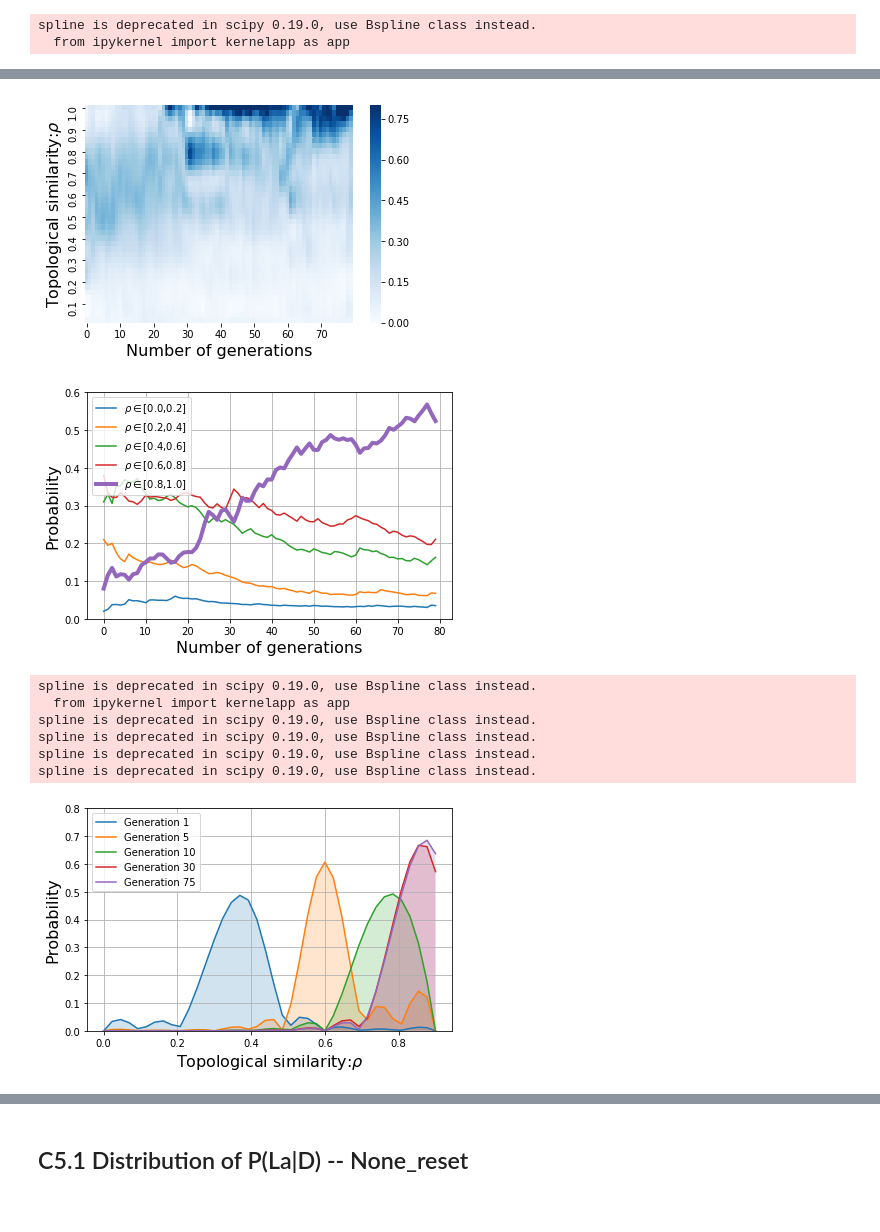
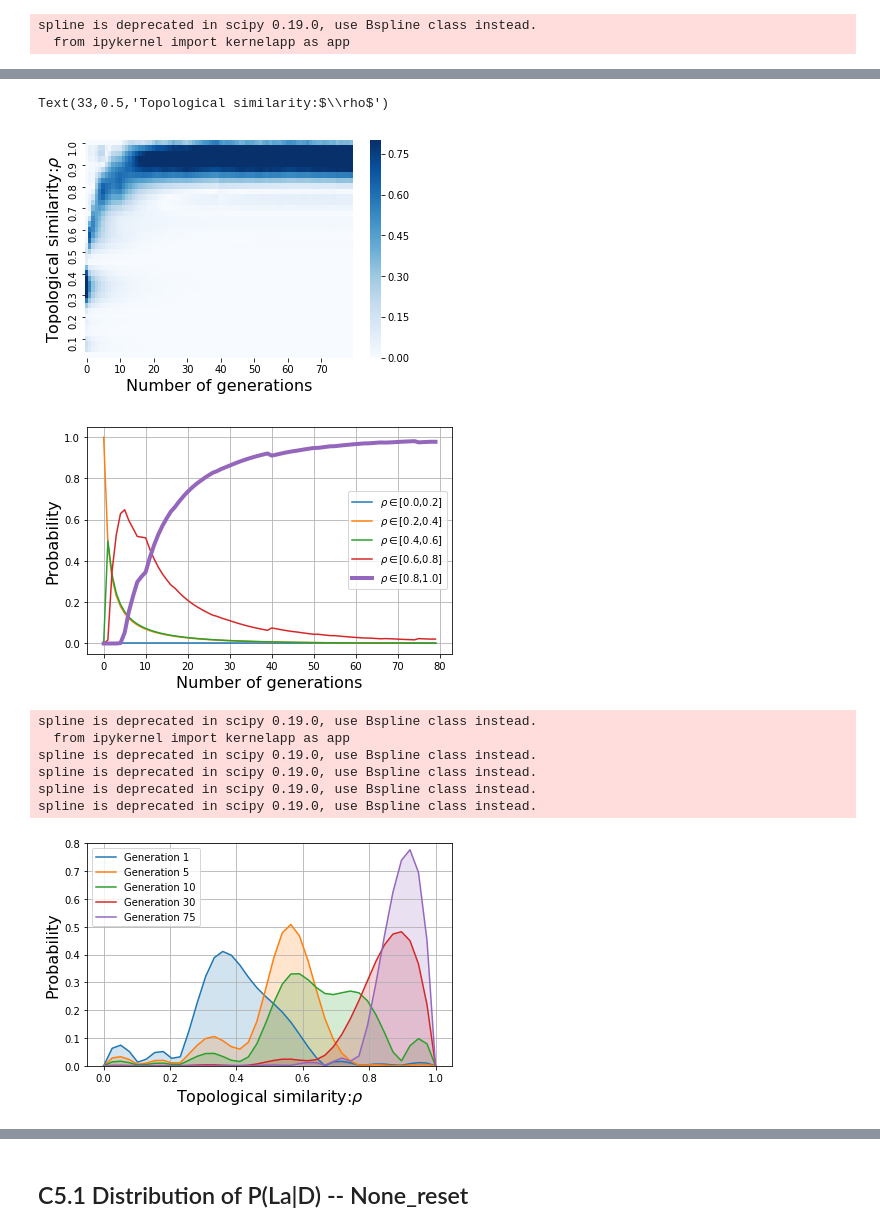
Before and after one commit to Joshua-Edinburgh/numeral_thesis, a Jupyter notebook: show_figures01.ipynb, the cells around one changed output, grey strips where cells are left out. Drawn from its saved outputs; the diff is of its cells as text; code cells hidden in the pictures.

```diff
--- a/show_figures01.ipynb
+++ b/show_figures01.ipynb
@@ -162,7 +162,7 @@ def smooth(matrix, ratio=20):
 # %%
 BINS = 10
 PDF = 'comp_generations.npy'
-PDF_both_spk_and_lis = np.load(path+BOTH_RST+PDF)[:80,:]
+PDF_both_spk_and_lis = np.load(path+BOTH_RST_LONG+PDF)[:80,:]
 # %%
 PDF_both_spk_and_lis.shape
 # %% [output]
@@ -170,11 +170,11 @@ PDF_both_spk_and_lis.shape
 # %%
 histo_list = []
 for comp_list in PDF_both_spk_and_lis:
-    tmp_histo = np.histogram(comp_list, bins=BINS)[0]
+    tmp_histo = np.histogram(comp_list, bins=BINS,range=(0.,1.))[0]
     histo_list.append(tmp_histo)
 
 histo_matrix = np.asarray(histo_list)
-histo_matrix = smooth(histo_matrix,5) # Smooth across generations
+histo_matrix = smooth(histo_matrix,10) # Smooth across generations
 
 X = np.arange(0,BINS,1)*0.1
 X_NEW = np.linspace(min(X),max(X),40)
@@ -183,7 +183,7 @@ smoth_matrix=[]
 for gen in range(histo_matrix.shape[0]):   # Smooth for each generation
     tmp_line = histo_matrix[gen,:]
     smoth_line = spline(X,tmp_line,X_NEW)
-    smoth_line = smoth_line/smoth_line.sum()*4
+    smoth_line = np.abs(smoth_line/smoth_line.sum()*3)
     smoth_matrix.append(smoth_line)
 
 smoth_matrix = np.asarray(smoth_matrix)
@@ -229,7 +229,8 @@ plt.xlabel('Number of generations', fontsize=16)
 plt.ylabel('Topological similarity:'+r'$\rho$', fontsize=16)
 f.savefig('Figures/Both_reset_heatmap.pdf',bbox_inches='tight')
 # %% [output]
+Text(33,0.5,'Topological similarity:$\\rho$')
-[figure, old version]
+[figure, new version]
 # %%
 fig2 = plt.figure(figsize=(6,4))
 ax2 = fig2.add_subplot(1,1,1)
@@ -237,7 +238,7 @@ ax2 = fig2.add_subplot(1,1,1)
 BINS_2 = 5
 histo_list2 = []
 for comp_list in PDF_both_spk_and_lis:
-    tmp_histo2 = np.histogram(comp_list, bins=BINS_2)[0]
+    tmp_histo2 = np.histogram(comp_list, bins=BINS_2,range=(0.,1.))[0]
     histo_list2.append(tmp_histo2)
 
 histo_matrix2 = np.asarray(histo_list2)
@@ -254,15 +255,15 @@ ax2.plot(smoth_matrix2[:,2],label=r'$\rho\in$'+'[0.4,0.6]')
 ax2.plot(smoth_matrix2[:,3],label=r'$\rho\in$'+'[0.6,0.8]')
 ax2.plot(smoth_matrix2[:,4],label=r'$\rho\in$'+'[0.8,1.0]',linewidth=4)
 
-plt.ylim(0,0.6)
+#plt.ylim(0,0.6)
 plt.xlabel('Number of generations',fontsize=16)
 plt.ylabel('Probability',fontsize=16)
 
 ax2.legend()
 ax2.grid('on')
 fig2.tight_layout()
-fig2.savefig('Figures/Both_reset_bins_distribution.pdf')
+#fig2.savefig('Figures/Both_reset_bins_distribution.pdf')
 # %% [output]
-[figure, old version]
+[figure, new version]
 # %%
 GEN1 = PDF_both_spk_and_lis[0:1,:].reshape(1,-1)+0.05
@@ -303,27 +304,32 @@ spline is deprecated in scipy 0.19.0, use Bspline class instead.
 # %%
 fig3 = plt.figure(figsize=(6,4))
 ax3 = fig3.add_subplot(1,1,1)
 
-ax3.plot(X_NEW, gen1_smooth,label='Generation 1',)
-ax3.plot(X_NEW, gen2_smooth,label='Generation 5')
-ax3.plot(X_NEW, gen3_smooth,label='Generation 10')
-ax3.plot(X_NEW, gen4_smooth,label='Generation 30')
-ax3.plot(X_NEW, gen5_smooth,label='Generation 75')
+X_NEW_EXT = np.linspace(0,1,40)
+G1_EXT = smoth_matrix[1,:]*1.3
+G2_EXT = smoth_matrix[5,:]*1.3
+G3_EXT = smoth_matrix[10,:]*1.3
+G4_EXT = smoth_matrix[30,:]*1.3
+G5_EXT = smoth_matrix[78,:]*1.4
 
-ax3.fill_between(X_NEW,X_NEW*0,gen1_smooth,alpha=0.2)
-ax3.fill_between(X_NEW,X_NEW*0,gen2_smooth,alpha=0.2)
-ax3.fill_between(X_NEW,X_NEW*0,gen3_smooth,alpha=0.2)
-ax3.fill_between(X_NEW,X_NEW*0,gen4_smooth,alpha=0.2)
-ax3.fill_between(X_NEW,X_NEW*0,gen5_smooth,alpha=0.2)
+ax3.plot(X_NEW_EXT, G1_EXT,label='Generation 1',)
+ax3.plot(X_NEW_EXT, G2_EXT,label='Generation 5')
+ax3.plot(X_NEW_EXT, G3_EXT,label='Generation 10')
+ax3.plot(X_NEW_EXT, G4_EXT,label='Generation 30')
+ax3.plot(X_NEW_EXT, G5_EXT,label='Generation 75')
 
+ax3.fill_between(X_NEW_EXT,X_NEW_EXT*0,G1_EXT,alpha=0.2)
+ax3.fill_between(X_NEW_EXT,X_NEW_EXT*0,G2_EXT,alpha=0.2)
+ax3.fill_between(X_NEW_EXT,X_NEW_EXT*0,G3_EXT,alpha=0.2)
+ax3.fill_between(X_NEW_EXT,X_NEW_EXT*0,G4_EXT,alpha=0.2)
+ax3.fill_between(X_NEW_EXT,X_NEW_EXT*0,G5_EXT,alpha=0.2)
 plt.ylim(0,0.8)
-
 plt.xlabel('Topological similarity:'+r'$\rho$',fontsize=16)
 plt.ylabel('Probability',fontsize=16)
 
 ax3.legend()
 ax3.grid('on')
 fig3.tight_layout()
 fig3.savefig('Figures/Both_reset_gens_distribution.pdf')
 # %% [output]
-[figure, old version]
+[figure, new version]
```
Also changed, not shown: parts of 13 cells of this notebook, 13 other files.
